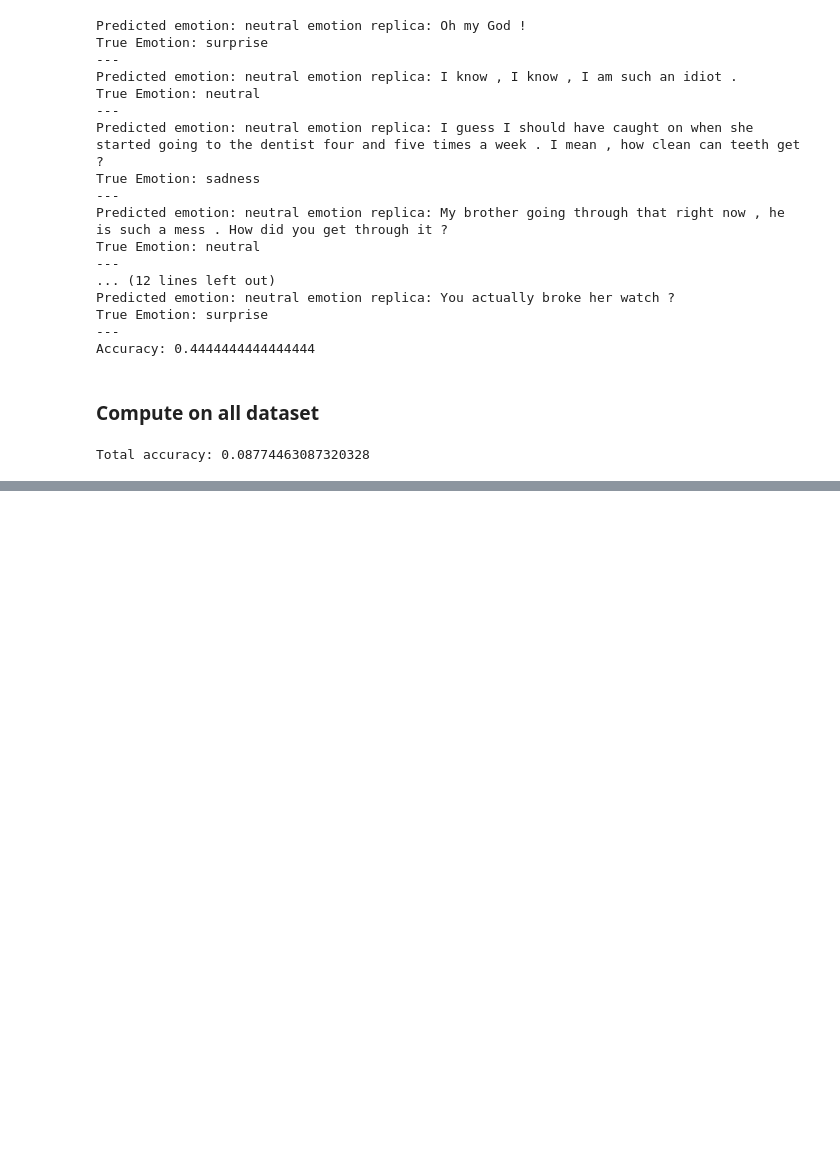
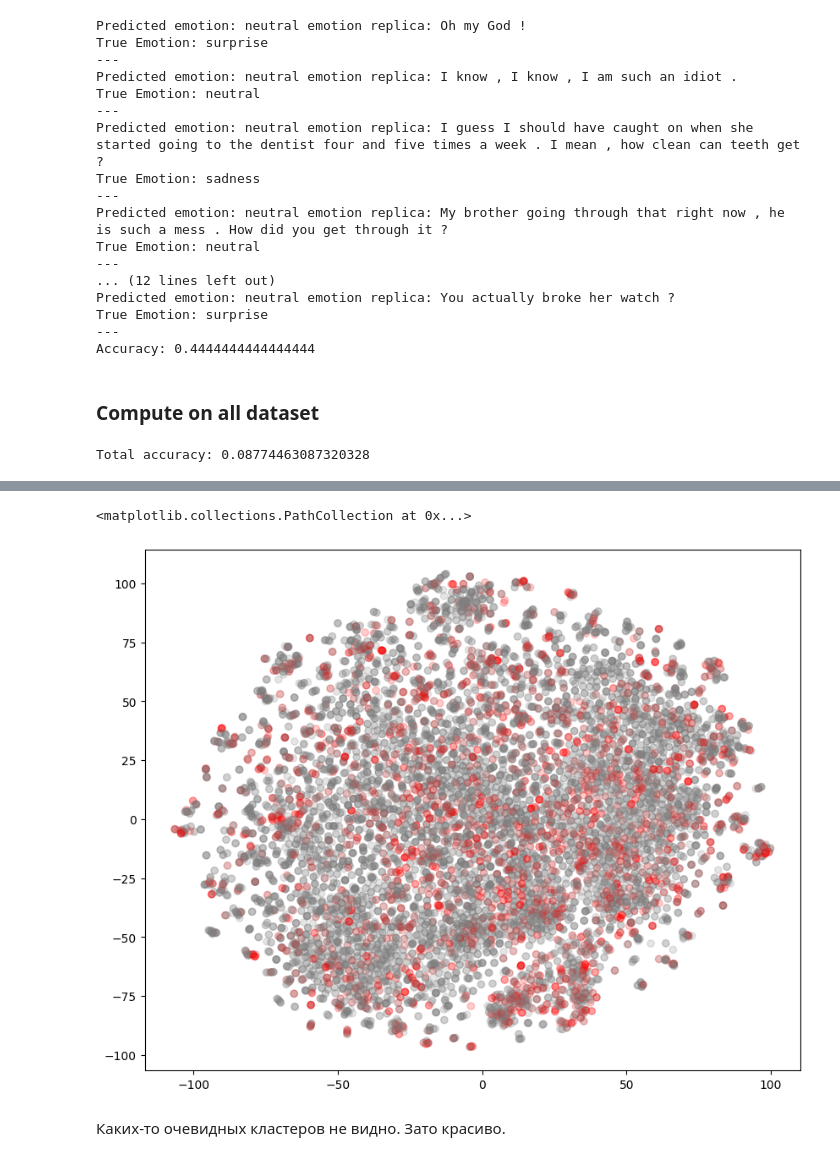
Before and after one commit to julia-bel/semeval_multimodal_task_3, a Jupyter notebook: semeval/experiments/kosenko/language_bind.ipynb, the cells around one changed output, grey strips where cells are left out. Saved outputs shown, nothing was run; the diff lists cells and outputs as text; code cells hidden in the pictures; blank space fills up the shorter version.

```diff
--- a/semeval/experiments/kosenko/language_bind.ipynb
+++ b/semeval/experiments/kosenko/language_bind.ipynb
@@ -309,0 +402,44 @@ Total accuracy: 0.08774463087320328
+# %%
+# X = torch.vstack(audio_embeddings).numpy()
+X = torch.vstack(video_embeddings).numpy()
+X_embedded = TSNE(
+    n_components=2,
+    learning_rate="auto",
+    init="random",
+    # perplexity=3,
+    n_jobs=-1,
+).fit_transform(X)
+# %%
+FS = (10, 8)
+fig, ax = plt.subplots(figsize=FS)
+# Make points translucent so we can visually identify regions with a high density of overlapping points
+colors = []
+for label, coords in zip(emotion_labels, X_embedded):
+    # print(coords)
+    # if label == 'neutral':
+    # if label == 'anger':
+    if label == 'joy':
+        colors.append('red')
+    else:
+        colors.append('gray')
+    # elif label == 'anger':
+    #     colors.append('red')
+    # elif label == 'joy':
+    #     colors.append('purple')
+    # elif label == 'surprise':
+    #     colors.append('blue')
+    # else:
+    #     colors.append('green')
+
+plt.scatter(
+    X_embedded[:, :1],
+    X_embedded[:, 1:],
+    alpha=0.2,
+    c=colors
+)
+    # break
+# %% [output]
+<matplotlib.collections.PathCollection at 0x...>
+[figure, added]
+# %% [markdown]
+Каких-то очевидных кластеров не видно. Зато красиво.
```
Also changed, not shown: parts of 5 cells of this notebook.
